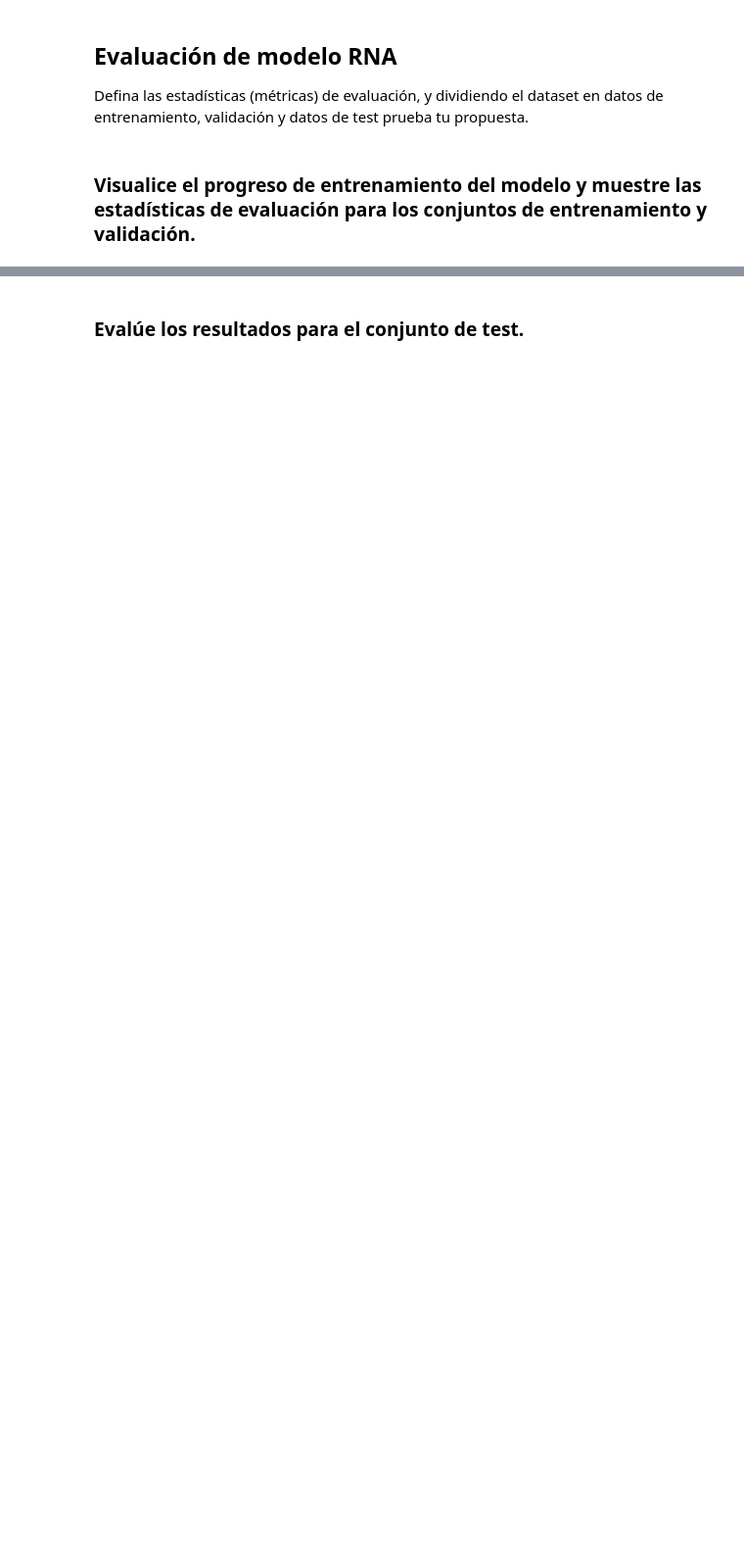
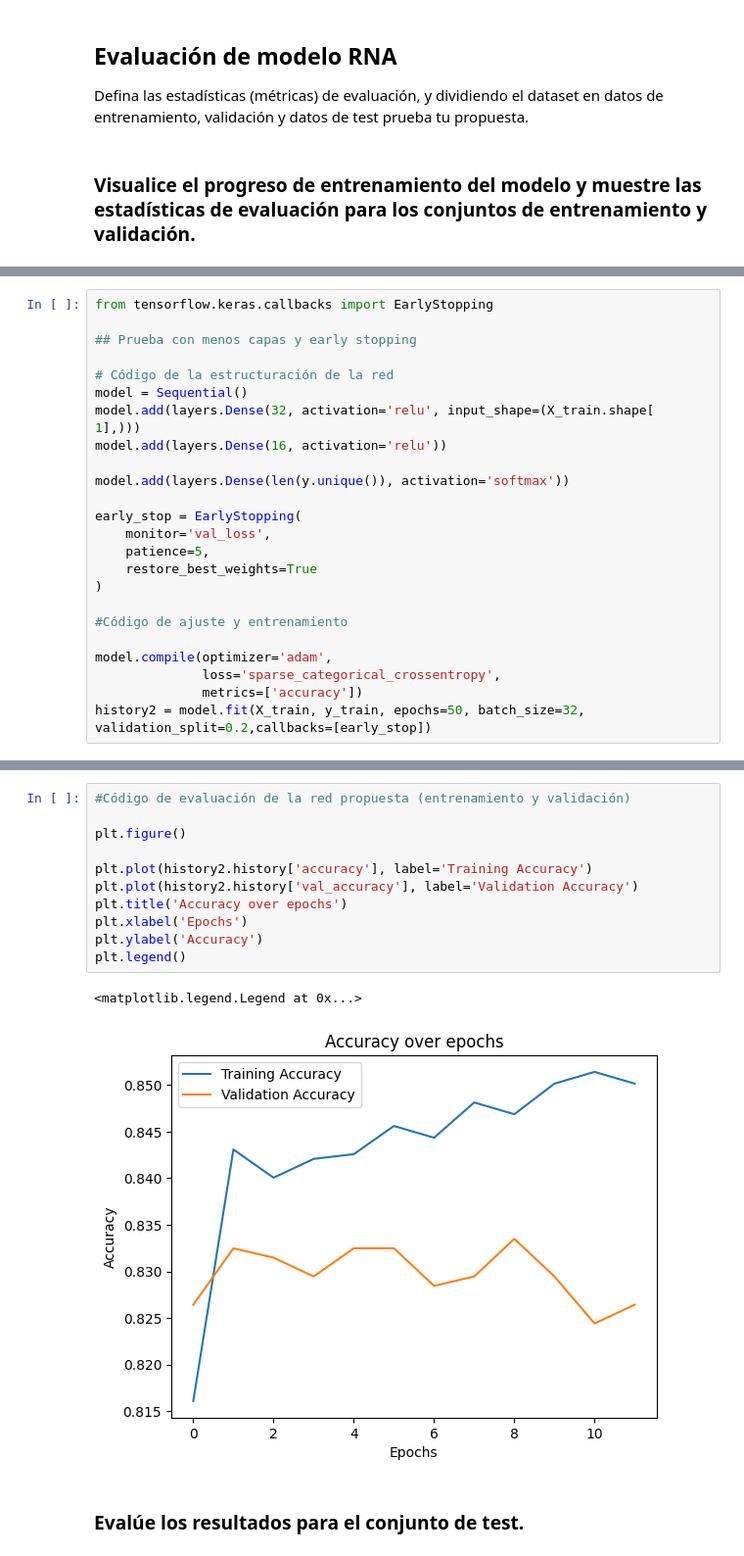
Before and after one commit to Jona-24/Act2_TecnicasIA, a Jupyter notebook: vidama03_act2 (1)/MUAVDM_TIA_Actividad 2_Clasificación_NotebookBase.ipynb, the cells around one changed output, grey strips where cells are left out. Shown at 98% size. Saved outputs shown, nothing was run; the diff lists cells and outputs as text; blank space fills up the shorter version.

```diff
--- a/vidama03_act2 (1)/MUAVDM_TIA_Actividad 2_Clasificación_NotebookBase.ipynb
+++ b/vidama03_act2 (1)/MUAVDM_TIA_Actividad 2_Clasificación_NotebookBase.ipynb
@@ -104,0 +365,25 @@ Defina las estadísticas (métricas) de evaluación, y dividiendo el dataset en
+# %%
+from tensorflow.keras.callbacks import EarlyStopping
+
+## Prueba con menos capas y early stopping
+
+# Código de la estructuración de la red
+model = Sequential()
+model.add(layers.Dense(32, activation='relu', input_shape=(X_train.shape[
+1],)))
+model.add(layers.Dense(16, activation='relu'))
+
+model.add(layers.Dense(len(y.unique()), activation='softmax'))
+
+early_stop = EarlyStopping(
+    monitor='val_loss',
+    patience=5,
+    restore_best_weights=True
+)
+
+#Código de ajuste y entrenamiento
+
+model.compile(optimizer='adam',
+              loss='sparse_categorical_crossentropy',
+              metrics=['accuracy'])
+history2 = model.fit(X_train, y_train, epochs=50, batch_size=32, validation_split=0.2,callbacks=[early_stop])
@@ -105,3 +409,17 @@ Defina las estadísticas (métricas) de evaluación, y dividiendo el dataset en
+# %%
+#Código de evaluación de la red propuesta (entrenamiento y validación)
+
+plt.figure()
+
+plt.plot(history2.history['accuracy'], label='Training Accuracy')
+plt.plot(history2.history['val_accuracy'], label='Validation Accuracy')
+plt.title('Accuracy over epochs')
+plt.xlabel('Epochs')
+plt.ylabel('Accuracy')
+plt.legend()
+# %% [output]
+<matplotlib.legend.Legend at 0x...>
+[figure, added]
 # %% [markdown]
 ### Evalúe los resultados  para el conjunto de test.
 # %%
```
Also changed, not shown: parts of 27 cells of this notebook, 1 other file.
